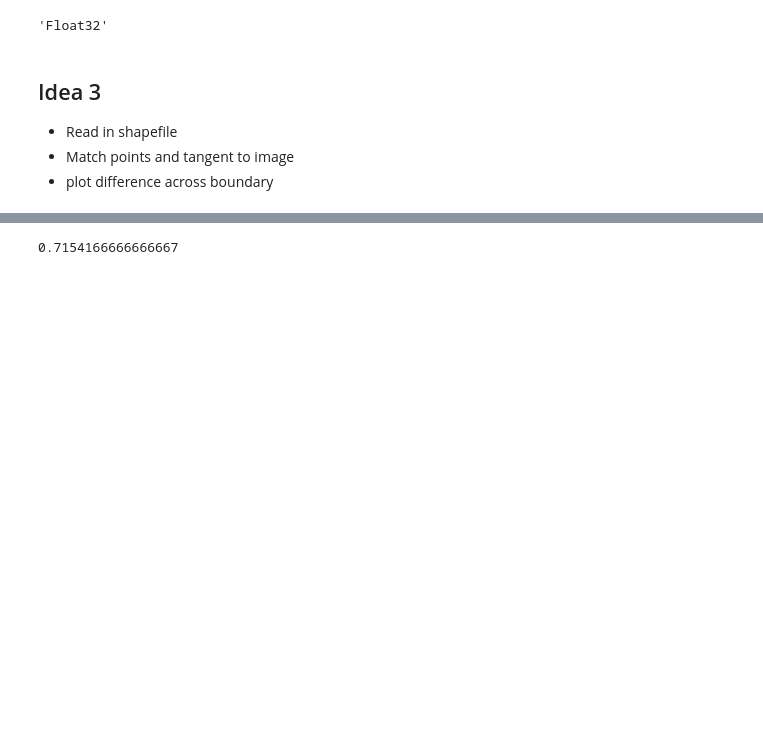
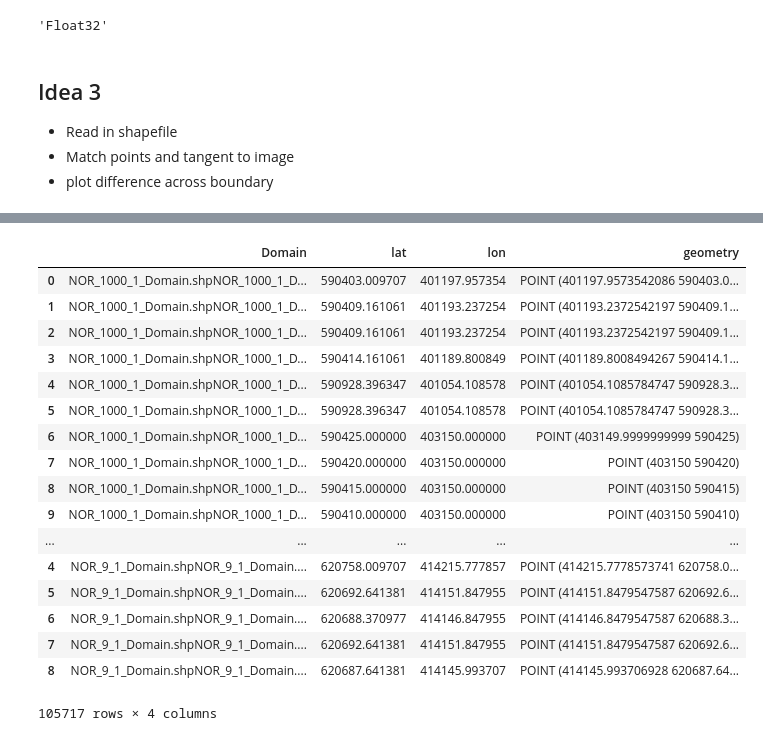
Before and after one commit to pdh21/Ambiental_C1, a Jupyter notebook: Domain_error_example.ipynb, the cells around one changed output, grey strips where cells are left out. Saved outputs shown, nothing was run; the diff lists cells and outputs as text; code cells hidden in the pictures; blank space fills up the shorter version.

```diff
--- a/Domain_error_example.ipynb
+++ b/Domain_error_example.ipynb
@@ -71,7 +73,7 @@ for ii, s in enumerate(sfiles):
 # loop over shape points
     points=np.ones((5000,3))
     c=0
-    pix_dist=np.array([1,4])
+    pix_dist=np.array([1,5])
 
     for i in range(0,sh_points.shape[0]-1):
         #need to interpolate between points in shapefile
@@ -124,15 +126,19 @@ for ii, s in enumerate(sfiles):
             points[c,:]=[(np.max(arr[y_out,x_out])-np.max(arr[y_in,x_in]))/dx,xnew_2[j],ynew_2[j]]
             c+=1
     ind=points[:,0]<-100.0
-    data = {'Domain': s.split('/')[-1] * ind.sum(),
-        'lat': points[ind,2],
-        'lon': points[ind,1]}
+    if ind.sum()>0:
+        db = DBSCAN(eps=pixel_width*5, min_samples=6).fit(points[ind,1:3])
+        labels = db.labels_
+        ind_keep=labels>0
+        data = {'Domain': s.split('/')[-1] * ind_keep.sum(),
+        'lat': points[ind,2][ind_keep],
+        'lon': points[ind,1][ind_keep]}
 
-    df.append(pd.DataFrame(data))
+        df.append(pd.DataFrame(data))
     print('Domain ',s.split('/')[-1], ii,len(sfiles))
 alldf = pd.concat(df)
 geometry = [Point(xy) for xy in zip(alldf['lon'],alldf['lat'])]
 gdf = GeoDataFrame(alldf, geometry=geometry)
-gdf.to_file(filename='./all_points_pixspread')
+gdf.to_file(filename='./all_points_pixspread_grouped')
 # %% [output]
 Domain  NOR_1000_1_Domain.shp 0 5151
@@ -155,4 +168,21 @@ Domain  NOR_9_1_Domain.shp 5150 5151
-# %%
-5151/3600.0/2
-# %% [output]
-0.7154166666666667
+# %%
+alldf
+# %% [output]
+|  | Domain | lat | lon | geometry |
+| 0 | NOR_1000_1_Domain.shpNOR_1000_1_D... | 590403.009707 | 401197.957354 | POINT (401197.9573542086 590403.0... |
+| 1 | NOR_1000_1_Domain.shpNOR_1000_1_D... | 590409.161061 | 401193.237254 | POINT (401193.2372542197 590409.1... |
+| 2 | NOR_1000_1_Domain.shpNOR_1000_1_D... | 590409.161061 | 401193.237254 | POINT (401193.2372542197 590409.1... |
+| 3 | NOR_1000_1_Domain.shpNOR_1000_1_D... | 590414.161061 | 401189.800849 | POINT (401189.8008494267 590414.1... |
+| 4 | NOR_1000_1_Domain.shpNOR_1000_1_D... | 590928.396347 | 401054.108578 | POINT (401054.1085784747 590928.3... |
+| 5 | NOR_1000_1_Domain.shpNOR_1000_1_D... | 590928.396347 | 401054.108578 | POINT (401054.1085784747 590928.3... |
+| 6 | NOR_1000_1_Domain.shpNOR_1000_1_D... | 590425.000000 | 403150.000000 | POINT (403149.9999999999 590425) |
+| 7 | NOR_1000_1_Domain.shpNOR_1000_1_D... | 590420.000000 | 403150.000000 | POINT (403150 590420) |
+| 8 | NOR_1000_1_Domain.shpNOR_1000_1_D... | 590415.000000 | 403150.000000 | POINT (403150 590415) |
+| 9 | NOR_1000_1_Domain.shpNOR_1000_1_D... | 590410.000000 | 403150.000000 | POINT (403150 590410) |
+| ... | ... | ... | ... | ... |
+| 4 | NOR_9_1_Domain.shpNOR_9_1_Domain.... | 620758.009707 | 414215.777857 | POINT (414215.7778573741 620758.0... |
+| 5 | NOR_9_1_Domain.shpNOR_9_1_Domain.... | 620692.641381 | 414151.847955 | POINT (414151.8479547587 620692.6... |
+| 6 | NOR_9_1_Domain.shpNOR_9_1_Domain.... | 620688.370977 | 414146.847955 | POINT (414146.8479547587 620688.3... |
+| 7 | NOR_9_1_Domain.shpNOR_9_1_Domain.... | 620692.641381 | 414151.847955 | POINT (414151.8479547587 620692.6... |
+| 8 | NOR_9_1_Domain.shpNOR_9_1_Domain.... | 620687.641381 | 414145.993707 | POINT (414145.993706928 620687.64... |
+105717 rows × 4 columns
```
Also changed, not shown: parts of 5 cells of this notebook, 2 other files.
